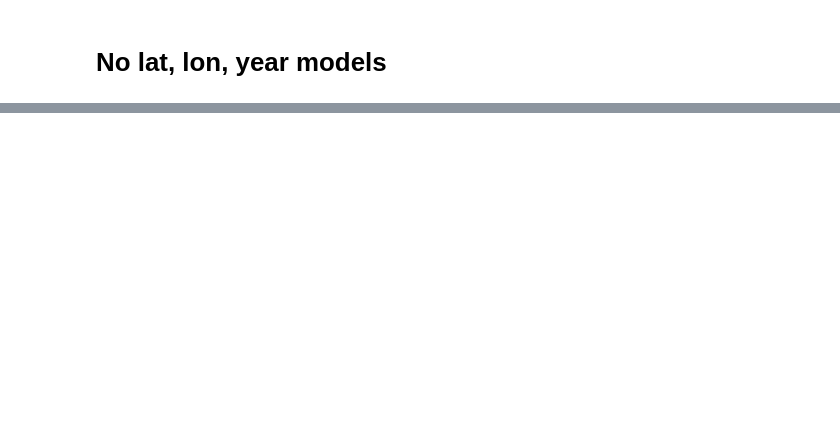
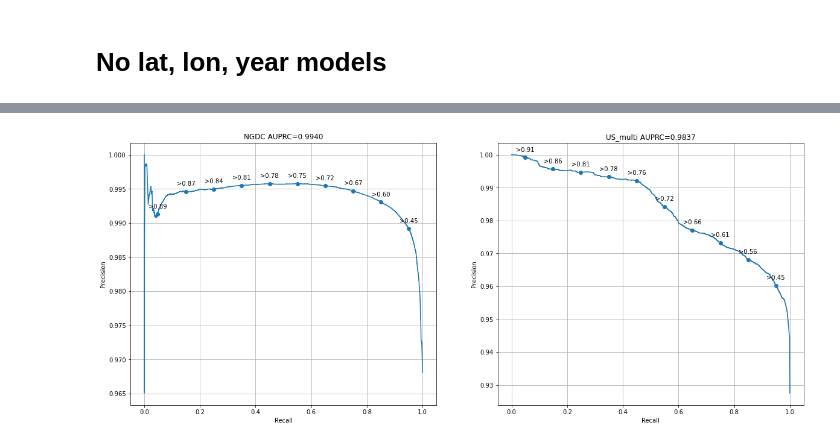
Before and after one commit to arapat/bathymetry, a Jupyter notebook: analysis/PRC-ROC.ipynb, the cells around one changed output, grey strips where cells are left out. Saved outputs shown, nothing was run; the diff lists cells and outputs as text; code cells hidden in the pictures; blank space fills up the shorter version.

```diff
--- a/analysis/PRC-ROC.ipynb
+++ b/analysis/PRC-ROC.ipynb
@@ -135,0 +46,4 @@ for i, source in enumerate(sources):
+# %%
+plot_PRCROC(sources,scores_dir)
+# %% [output]
+[figure, added]
```
Also changed, not shown: parts of 20 cells of this notebook, 2 other files.
